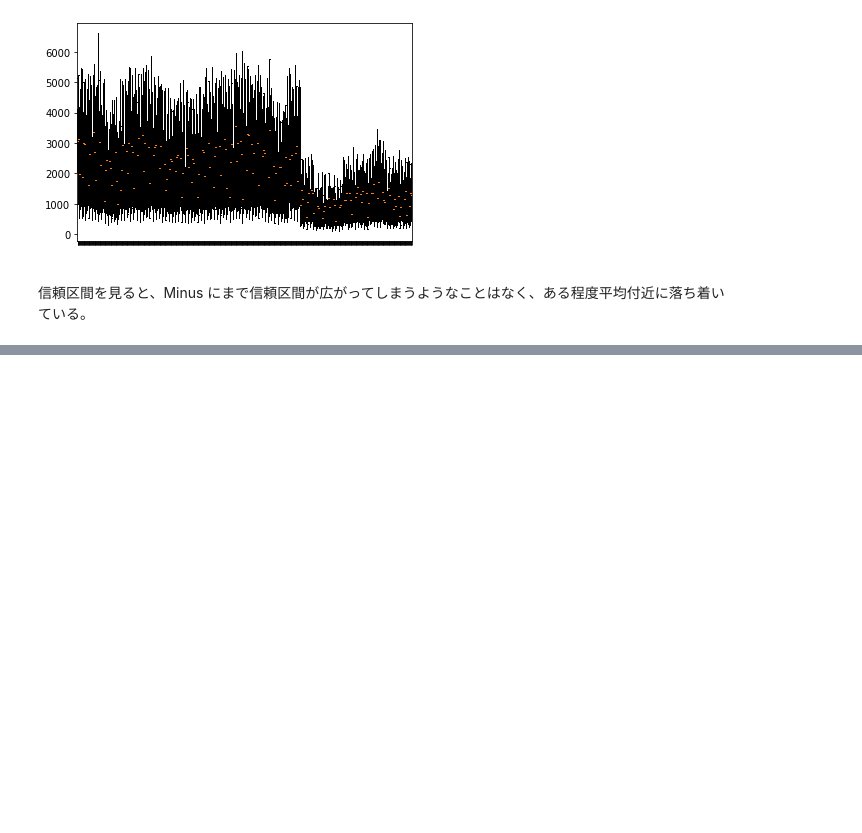
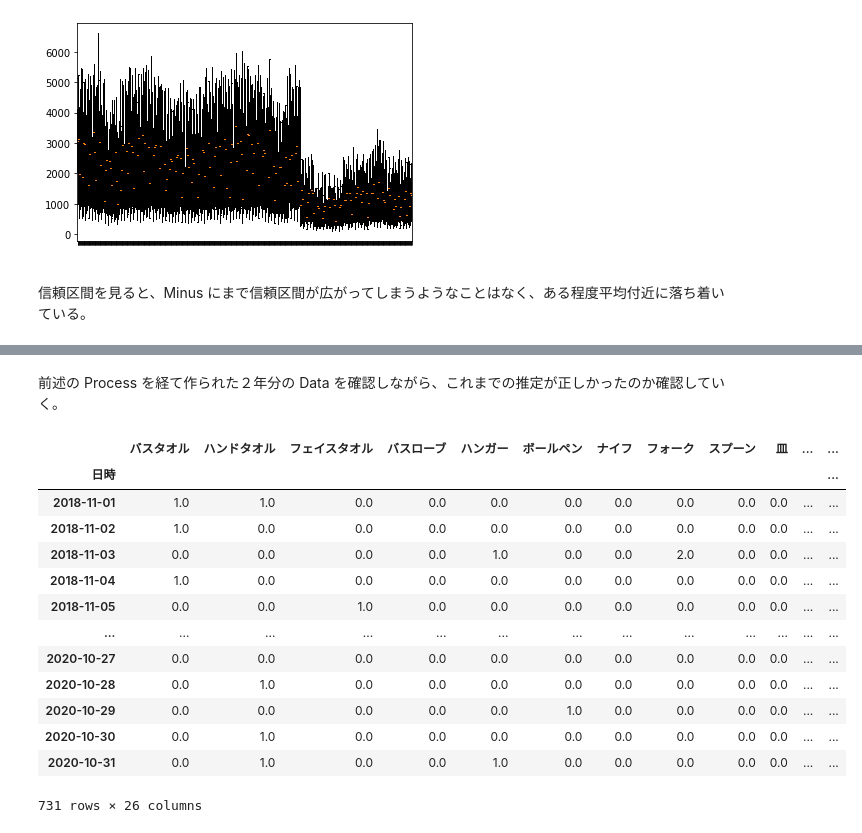
Before and after one commit to 1024xx4/math_programing_for_ai_and_ds, a Jupyter notebook: number_of_required_data.ipynb, the cells around one changed output, grey strips where cells are left out. Saved outputs shown, nothing was run; the diff lists cells and outputs as text; code cells hidden in the pictures; blank space fills up the shorter version.

```diff
--- a/number_of_required_data.ipynb
+++ b/number_of_required_data.ipynb
@@ -681,0 +693,21 @@ plt.show()
+# %% [markdown]
+前述の Process を経て作られた２年分の Data を確認しながら、これまでの推定が正しかったのか確認していく。
+# %%
+# ２年分の Data を読み込む
+df_theft_2y = pd.read_csv('data/Chapter3/theft_list_2y.csv', index_col=0, parse_dates=[0])
+df_theft_2y
+# %% [output]
+|  | バスタオル | ハンドタオル | フェイスタオル | バスローブ | ハンガー | ボールペン | ナイフ | フォーク | スプーン | 皿 | ... | ... |
+| 日時 |  |  |  |  |  |  |  |  |  |  |  | ... |
+| 2018-11-01 | 1.0 | 1.0 | 0.0 | 0.0 | 0.0 | 0.0 | 0.0 | 0.0 | 0.0 | 0.0 | ... | ... |
+| 2018-11-02 | 1.0 | 0.0 | 0.0 | 0.0 | 0.0 | 0.0 | 0.0 | 0.0 | 0.0 | 0.0 | ... | ... |
+| 2018-11-03 | 0.0 | 0.0 | 0.0 | 0.0 | 1.0 | 0.0 | 0.0 | 2.0 | 0.0 | 0.0 | ... | ... |
+| 2018-11-04 | 1.0 | 0.0 | 0.0 | 0.0 | 0.0 | 0.0 | 0.0 | 0.0 | 0.0 | 0.0 | ... | ... |
+| 2018-11-05 | 0.0 | 0.0 | 1.0 | 0.0 | 0.0 | 0.0 | 0.0 | 0.0 | 0.0 | 0.0 | ... | ... |
+| ... | ... | ... | ... | ... | ... | ... | ... | ... | ... | ... | ... | ... |
+| 2020-10-27 | 0.0 | 0.0 | 0.0 | 0.0 | 0.0 | 0.0 | 0.0 | 0.0 | 0.0 | 0.0 | ... | ... |
+| 2020-10-28 | 0.0 | 1.0 | 0.0 | 0.0 | 0.0 | 0.0 | 0.0 | 0.0 | 0.0 | 0.0 | ... | ... |
+| 2020-10-29 | 0.0 | 0.0 | 0.0 | 0.0 | 0.0 | 1.0 | 0.0 | 0.0 | 0.0 | 0.0 | ... | ... |
+| 2020-10-30 | 0.0 | 1.0 | 0.0 | 0.0 | 0.0 | 0.0 | 0.0 | 0.0 | 0.0 | 0.0 | ... | ... |
+| 2020-10-31 | 0.0 | 1.0 | 0.0 | 0.0 | 1.0 | 0.0 | 0.0 | 0.0 | 0.0 | 0.0 | ... | ... |
+731 rows × 26 columns
```
Also changed, not shown: parts of 14 cells of this notebook.
